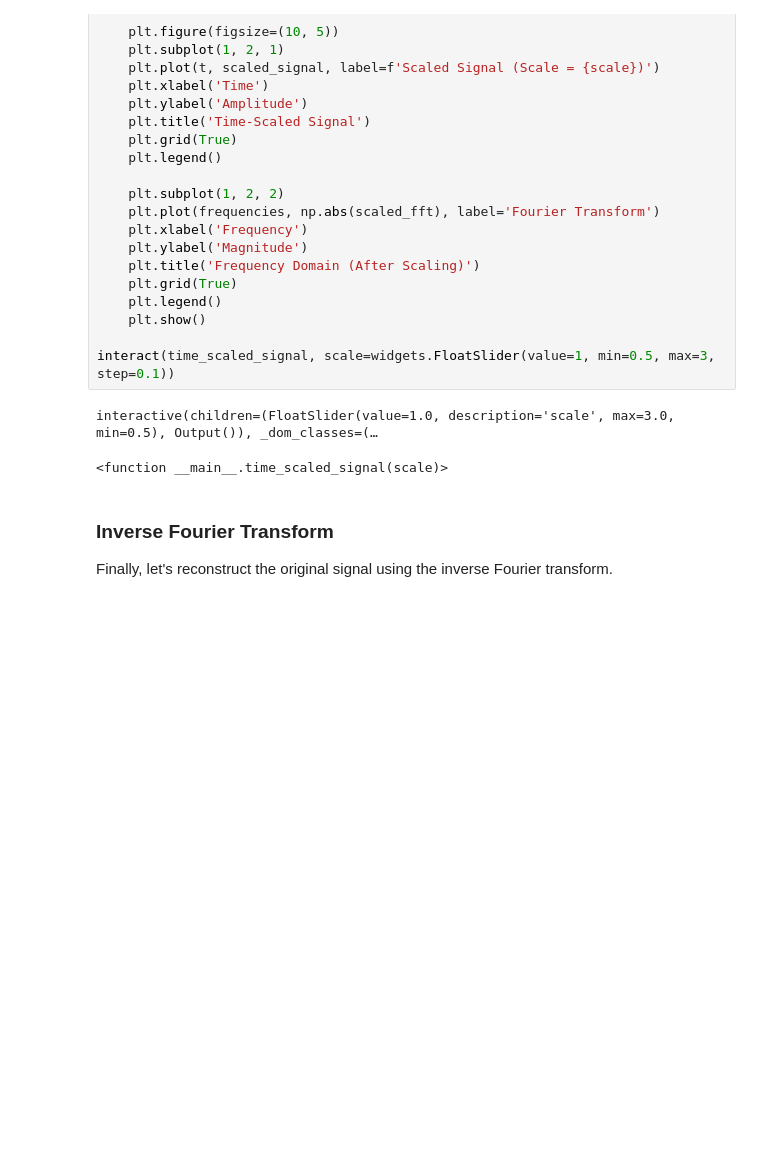
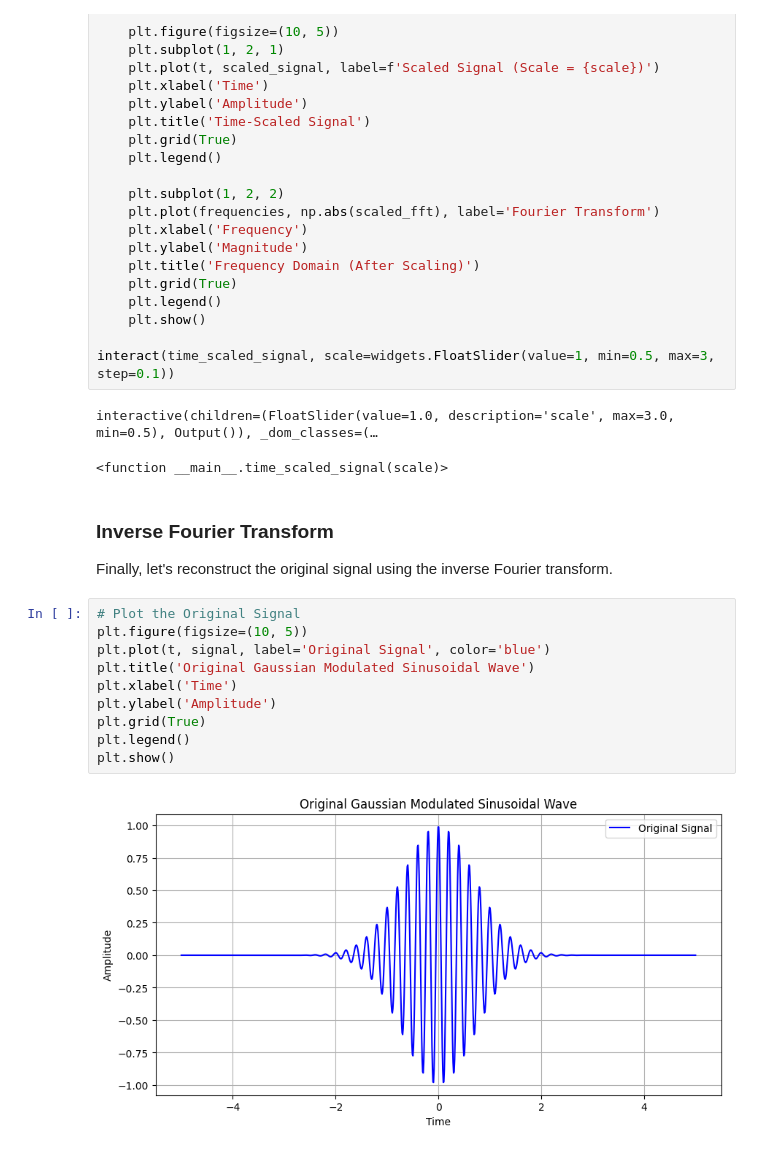
Before and after one commit to pejmanrasti/traitement_des_signaux_M1, a Jupyter notebook: 2_Fourier_Transform_Signals.ipynb, the cells around one changed output. Cells and saved outputs as stored; diff of their text form; blank space fills up the shorter version.

```diff
--- a/2_Fourier_Transform_Signals.ipynb
+++ b/2_Fourier_Transform_Signals.ipynb
@@ -118,3 +118,15 @@ interactive(children=(FloatSlider(value=1.0, description='scale', max=3.0, min=0
 # %% [markdown]
 ### **Inverse Fourier Transform**
 Finally, let's reconstruct the original signal using the inverse Fourier transform.
+# %%
+# Plot the Original Signal
+plt.figure(figsize=(10, 5))
+plt.plot(t, signal, label='Original Signal', color='blue')
+plt.title('Original Gaussian Modulated Sinusoidal Wave')
+plt.xlabel('Time')
+plt.ylabel('Amplitude')
+plt.grid(True)
+plt.legend()
+plt.show()
+# %% [output]
+[figure, added]
```
Also changed, not shown: parts of 2 cells of this notebook.
